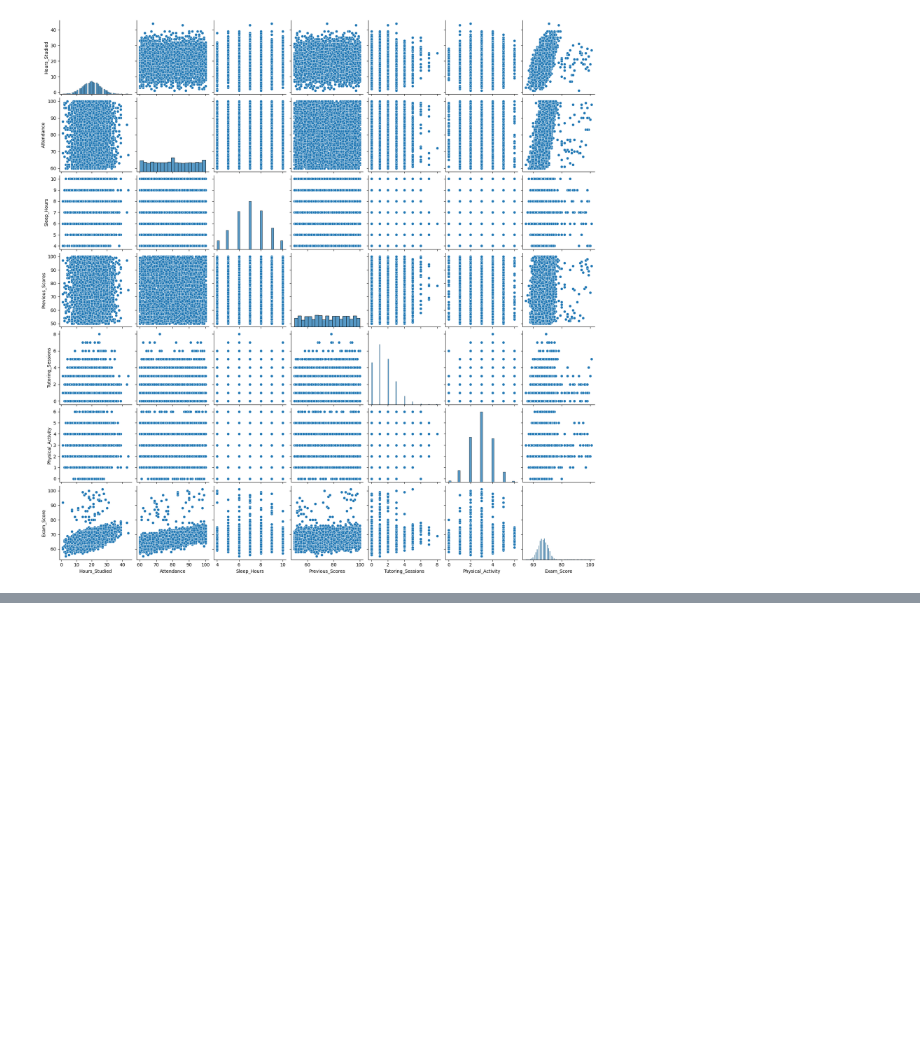
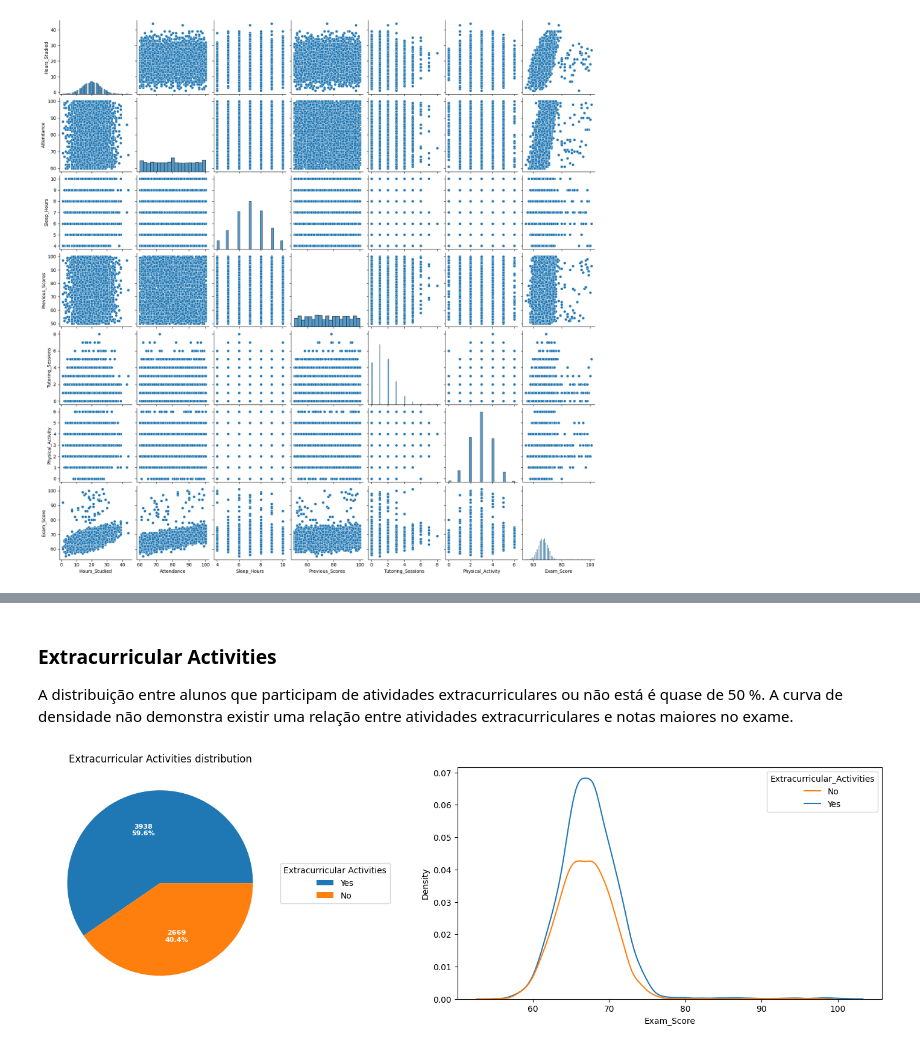
Before and after one commit to LucasDSF7/Data-Analysis-Puc-Rio, a Jupyter notebook: mvp/student_performance.ipynb, the cells around one changed output, grey strips where cells are left out. Saved outputs shown, nothing was run; the diff lists cells and outputs as text; code cells hidden in the pictures; blank space fills up the shorter version.

```diff
--- a/mvp/student_performance.ipynb
+++ b/mvp/student_performance.ipynb
@@ -304,0 +357,8 @@ sns.pairplot(df_copy)
+# %% [markdown]
+### Extracurricular Activities
+
+A distribuição entre alunos que participam de atividades extracurriculares ou não está é quase de 50 %. A curva de densidade não demonstra existir uma relação entre atividades extracurriculares e notas maiores no exame.
+# %%
+categoric_feature_pie_density_plot(df_copy, 'Extracurricular_Activities')
+# %% [output]
+[figure, added]
```
Also changed, not shown: parts of 26 cells of this notebook.
